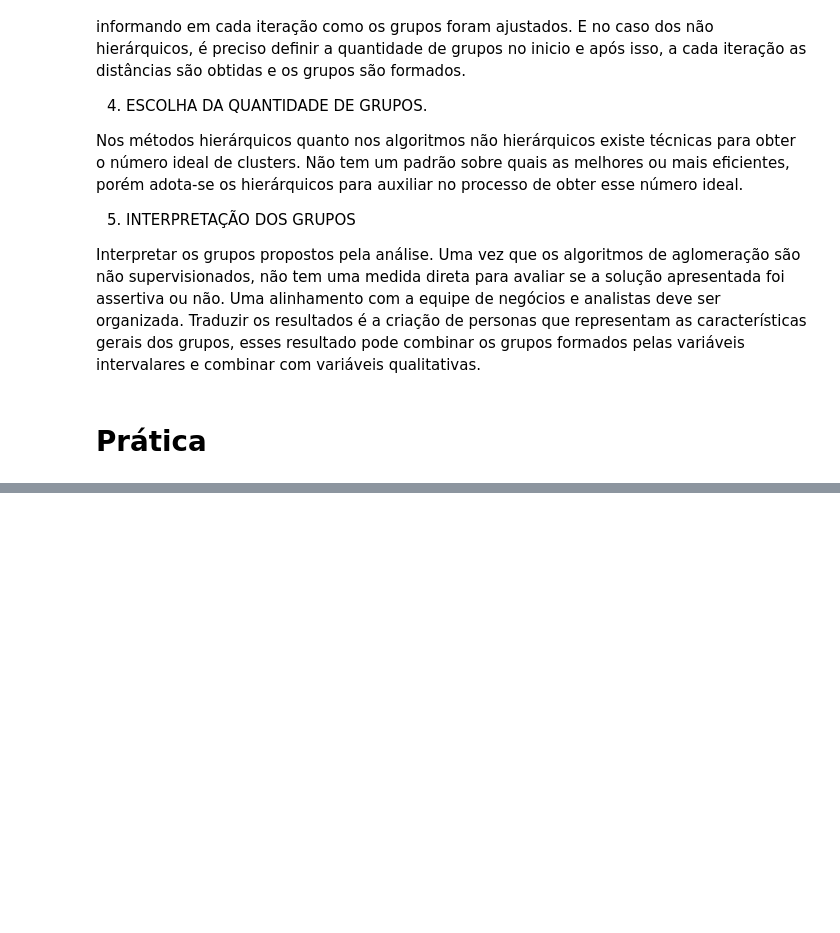
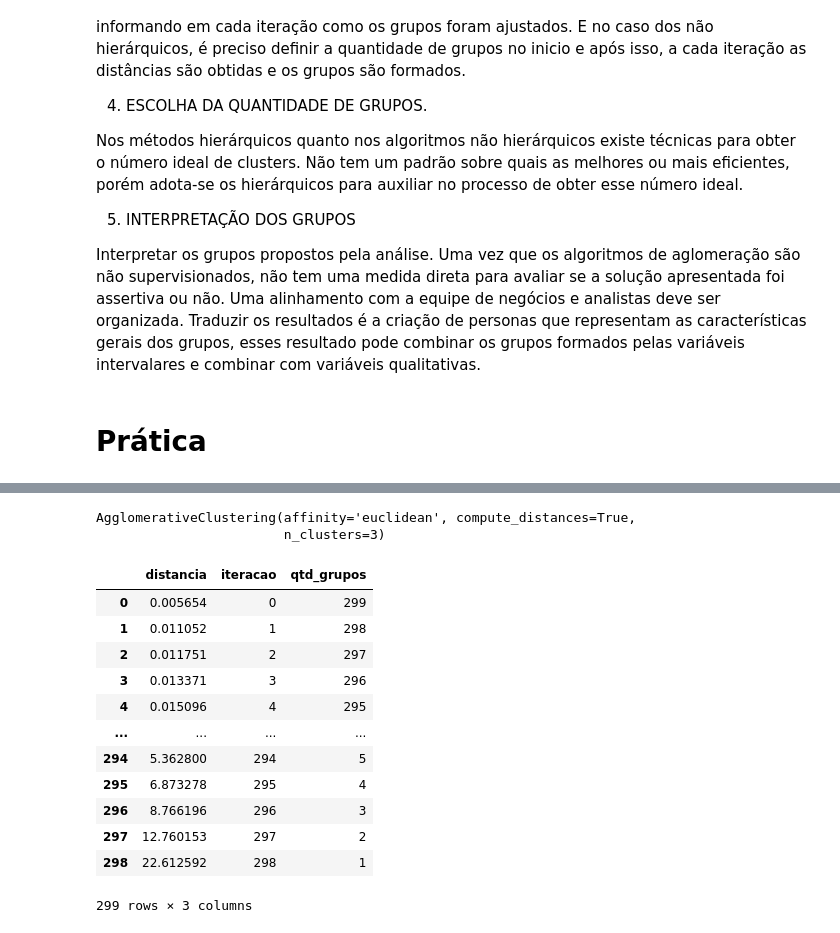
Before and after one commit to CarolineAndradeR/Data-Science, a Jupyter notebook: analise_clusters.ipynb, the cells around one changed output, grey strips where cells are left out. Saved outputs shown, nothing was run; the diff lists cells and outputs as text; code cells hidden in the pictures; blank space fills up the shorter version.

```diff
--- a/analise_clusters.ipynb
+++ b/analise_clusters.ipynb
@@ -101,0 +128,33 @@ plt.show()
+# %%
+# Coefciente de aglomeração
+# n_clusters - Número sugerido pelo grafico
+# affinity - distância
+# linkage - ligação dos grupos
+# compute_distances - analisa a distância, porém pode ser um problema com quando se tem muitas linhas, true considerada todas as linhas
+cluster = AgglomerativeClustering(n_clusters=3, affinity='euclidean', linkage='ward', compute_distances=True)
+# Treinando o algoritimo
+cluster.fit(dados_cluster_hierarquico)
+# %% [output]
+AgglomerativeClustering(affinity='euclidean', compute_distances=True,
+                        n_clusters=3)
+# %%
+# Data frame que tem as informações de distância entre os grupos
+distancias_grupos = pd.DataFrame(cluster.distances_, columns = ['distancia'])
+distancias_grupos['iteracao'] = distancias_grupos.index
+# Quantidade miínima de grupos que vão ser aceitos
+distancias_grupos['qtd_grupos'] = (max(distancias_grupos['iteracao']) - distancias_grupos['iteracao'])+1
+distancias_grupos
+# %% [output]
+|  | distancia | iteracao | qtd_grupos |
+| 0 | 0.005654 | 0 | 299 |
+| 1 | 0.011052 | 1 | 298 |
+| 2 | 0.011751 | 2 | 297 |
+| 3 | 0.013371 | 3 | 296 |
+| 4 | 0.015096 | 4 | 295 |
+| ... | ... | ... | ... |
+| 294 | 5.362800 | 294 | 5 |
+| 295 | 6.873278 | 295 | 4 |
+| 296 | 8.766196 | 296 | 3 |
+| 297 | 12.760153 | 297 | 2 |
+| 298 | 22.612592 | 298 | 1 |
+299 rows × 3 columns
```
Also changed, not shown: parts of 14 cells of this notebook.
